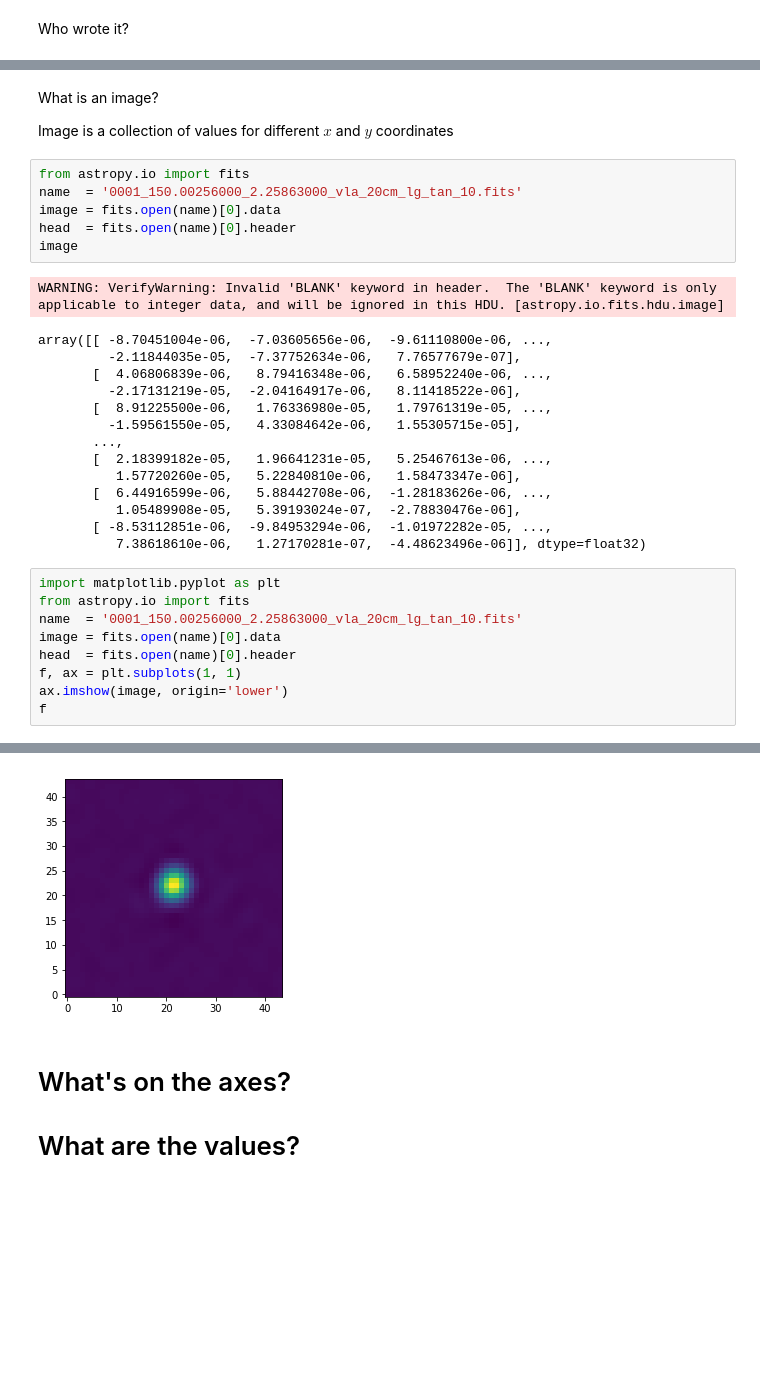
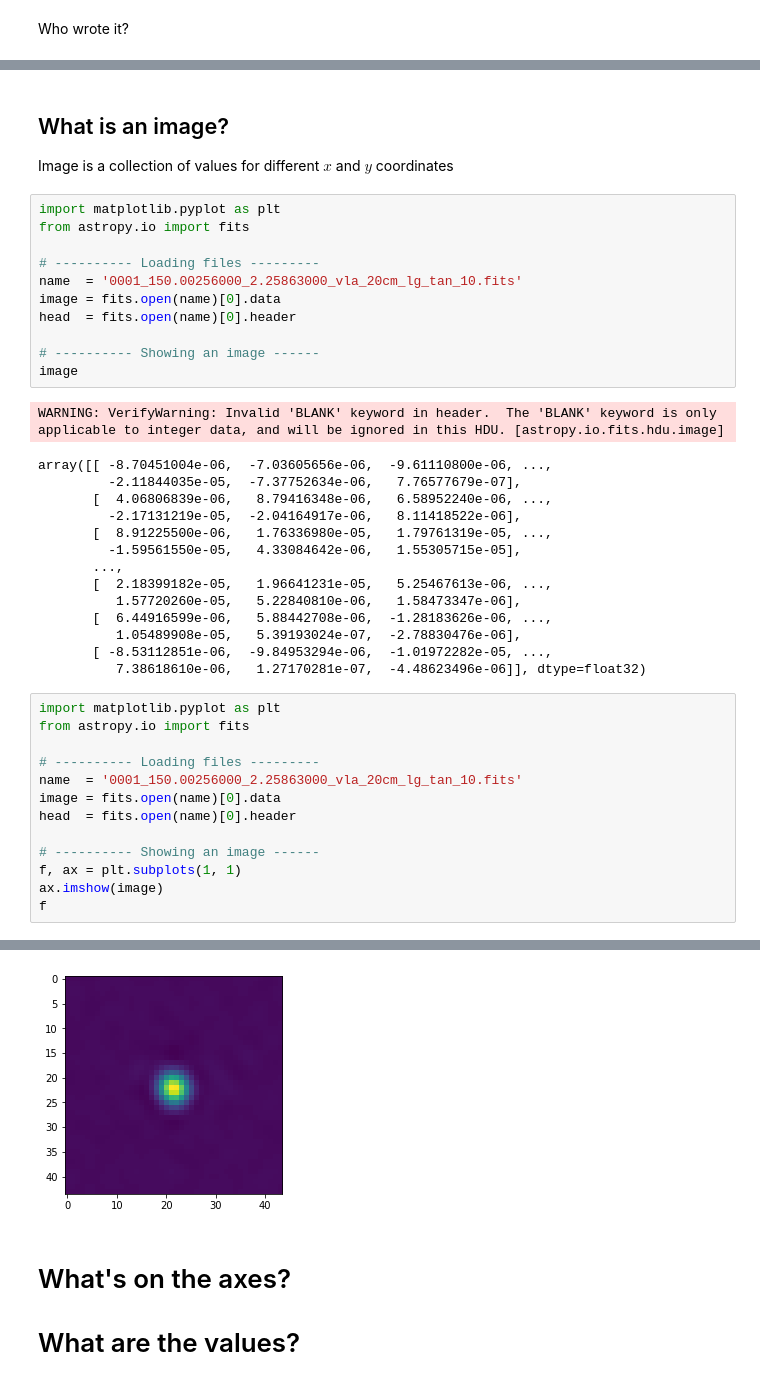
Before and after one commit to KrTis/High-school-Course, a Jupyter notebook: 4. Working with images.ipynb, the cells around one changed output, grey strips where cells are left out. Drawn from its saved outputs; the diff is of its cells as text; blank space fills up the shorter version.

```diff
--- a/4. Working with images.ipynb
+++ b/4. Working with images.ipynb
@@ -43,14 +55,19 @@ DATE    = '2006-05-17'         / File written on Greenwich yyyy-mm-dd
 COMMENT   FITS (Flexible Image Transport System) format is defined in 'Astronomy
 COMMENT   and Astrophysics', volume 376, page 359; bibcode: 2001A&A...376..359H
 # %% [markdown]
-What is an image?
+## What is an image?
 
 Image is a collection of values for different $x$ and $y$ coordinates
 # %%
+import matplotlib.pyplot as plt
 from astropy.io import fits
+
+# ---------- Loading files ---------
 name  = '0001_150.00256000_2.25863000_vla_20cm_lg_tan_10.fits'
 image = fits.open(name)[0].data
 head  = fits.open(name)[0].header
+
+# ---------- Showing an image ------
 image
 # %% [output]
 WARNING: VerifyWarning: Invalid 'BLANK' keyword in header.  The 'BLANK' keyword is only applicable to integer data, and will be ignored in this HDU. [astropy.io.fits.hdu.image]
@@ -70,10 +87,14 @@ array([[ -8.70451004e-06,  -7.03605656e-06,  -9.61110800e-06, ...,
 # %%
 import matplotlib.pyplot as plt
 from astropy.io import fits
+
+# ---------- Loading files ---------
 name  = '0001_150.00256000_2.25863000_vla_20cm_lg_tan_10.fits'
 image = fits.open(name)[0].data
 head  = fits.open(name)[0].header
+
+# ---------- Showing an image ------
 f, ax = plt.subplots(1, 1)
-ax.imshow(image, origin='lower')
+ax.imshow(image)
 f
 # %% [output]
@@ -80,4 +102,4 @@ f
-[figure, old version]
+[figure, new version]
 # %% [markdown]
 # What's on the axes?
 # What are the values?
```
Also changed, not shown: parts of 38 cells of this notebook, 3 other files.
